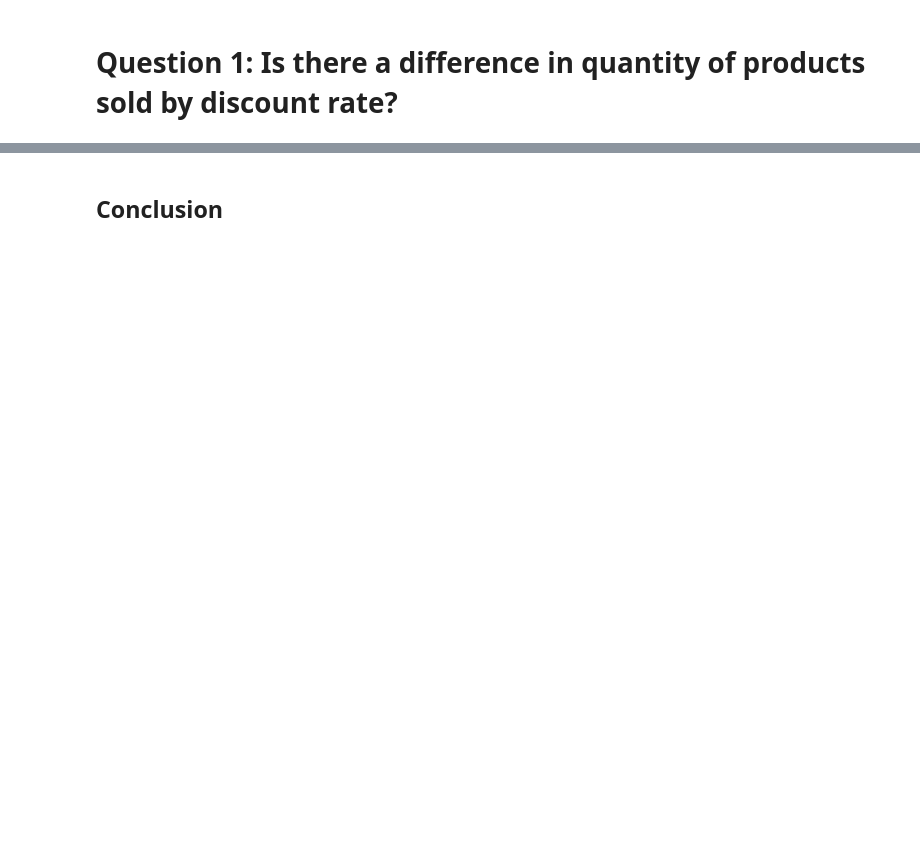
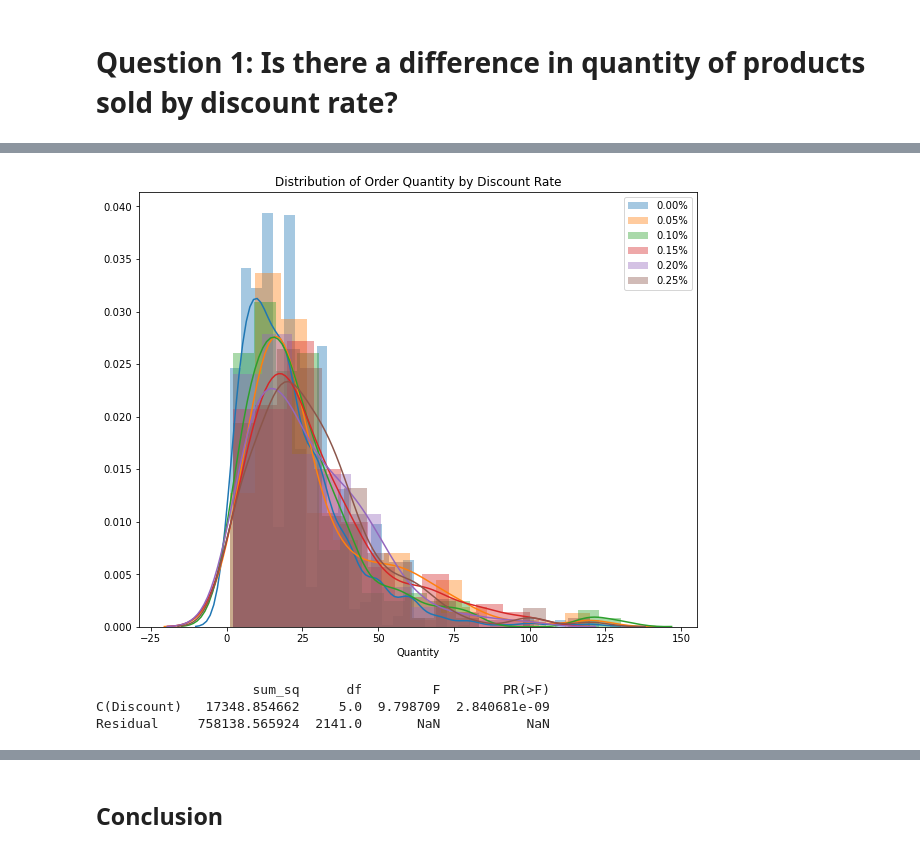
Before and after one commit to tiaplagata/dsc-case-study-hypothesis-testing, a Jupyter notebook: notebooks/student.ipynb, the cells around one changed output, grey strips where cells are left out. Cells and saved outputs as stored; diff of their text form; code cells hidden in the pictures; blank space fills up the shorter version.

```diff
--- a/notebooks/student.ipynb
+++ b/notebooks/student.ipynb
@@ -5,3 +68,6 @@ import pandas as pd
 # %%
-conn = sqlite3.connect('/Users/jordanrjohnson/DataScienceCourseMaterial/phase_2/dsc-case-study-hypothesis-testing/data/northWind.sqlite')
+conn = sqlite3.connect(r"C:\Users\josep\Desktop\CourseWork\phase_1\Phase1\dsc-case-study-hypothesis-testing\data\northWind.sqlite")
 cur = conn.cursor()
+
+table = pd.read_sql_query("SELECT name FROM sqlite_master WHERE type='table'", conn)
+print(table)
@@ -32,0 +112,8 @@ cur.execute("""SELECT *
+# %%
+cur.execute("""SELECT ProductId, ProductName, Quantity, Discount
+               FROM Product p
+               JOIN OrderDetail od
+               ON p.id = od.productid""")
+df = pd.DataFrame(cur.fetchall())
+df.columns = [x[0] for x in cur.description]
+df.head()
@@ -58,0 +157,11 @@ cur.execute("""SELECT *
+# %%
+df['Discount'].unique()
+df.info()
+df = df[['Quantity','Discount']]
+df = df[df.Discount != .01]
+df = df[df.Discount != .02]
+df = df[df.Discount != .03]
+df = df[df.Discount != .04]
+df = df[df.Discount != .06]
+df.info()
+df.groupby(by='Discount').count()
@@ -60,0 +223,31 @@ cur.execute("""SELECT *
+# %%
+df_0 = df.loc[df['Discount'] == 0.00]
+df_05 = df.loc[df['Discount'] == 0.05]
+df_10 = df.loc[df['Discount'] == 0.10]
+df_15 = df.loc[df['Discount'] == 0.15]
+df_20 = df.loc[df['Discount'] == 0.20]
+df_25 = df.loc[df['Discount'] == 0.25]
+# %%
+
+fig = plt.figure(figsize=(10,8))
+sns.distplot(df_0['Quantity'], label='0.00%')
+sns.distplot(df_05['Quantity'], label='0.05%')
+sns.distplot(df_10['Quantity'], label='0.10%')
+sns.distplot(df_15['Quantity'], label='0.15%')
+sns.distplot(df_20['Quantity'], label='0.20%')
+sns.distplot(df_25['Quantity'], label='0.25%')
+plt.title('Distribution of Order Quantity by Discount Rate')
+plt.legend()
+plt.show()
+# %% [output]
+[figure, added]
+# %%
+formula = 'Quantity ~ C(Discount)'
+lm = ols(formula, df).fit()
+table = sm.stats.anova_lm(lm, typ=2)
+print(table)
+# perform test
+# %% [output]
+                    sum_sq      df         F        PR(>F)
+C(Discount)   17348.854662     5.0  9.798709  2.840681e-09
+Residual     758138.565924  2141.0       NaN           NaN
```
Also changed, not shown: parts of 65 cells of this notebook, 1 other file.
